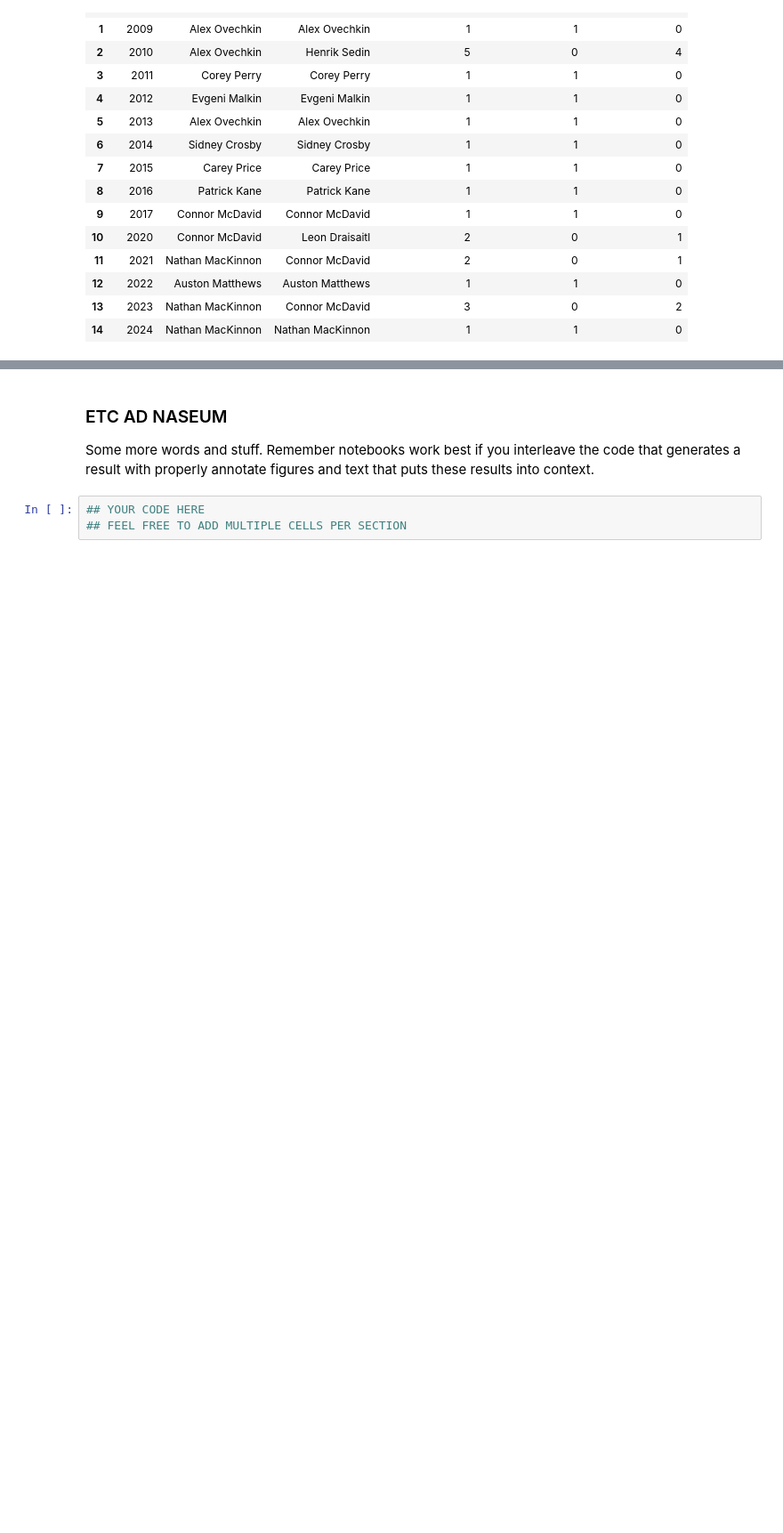
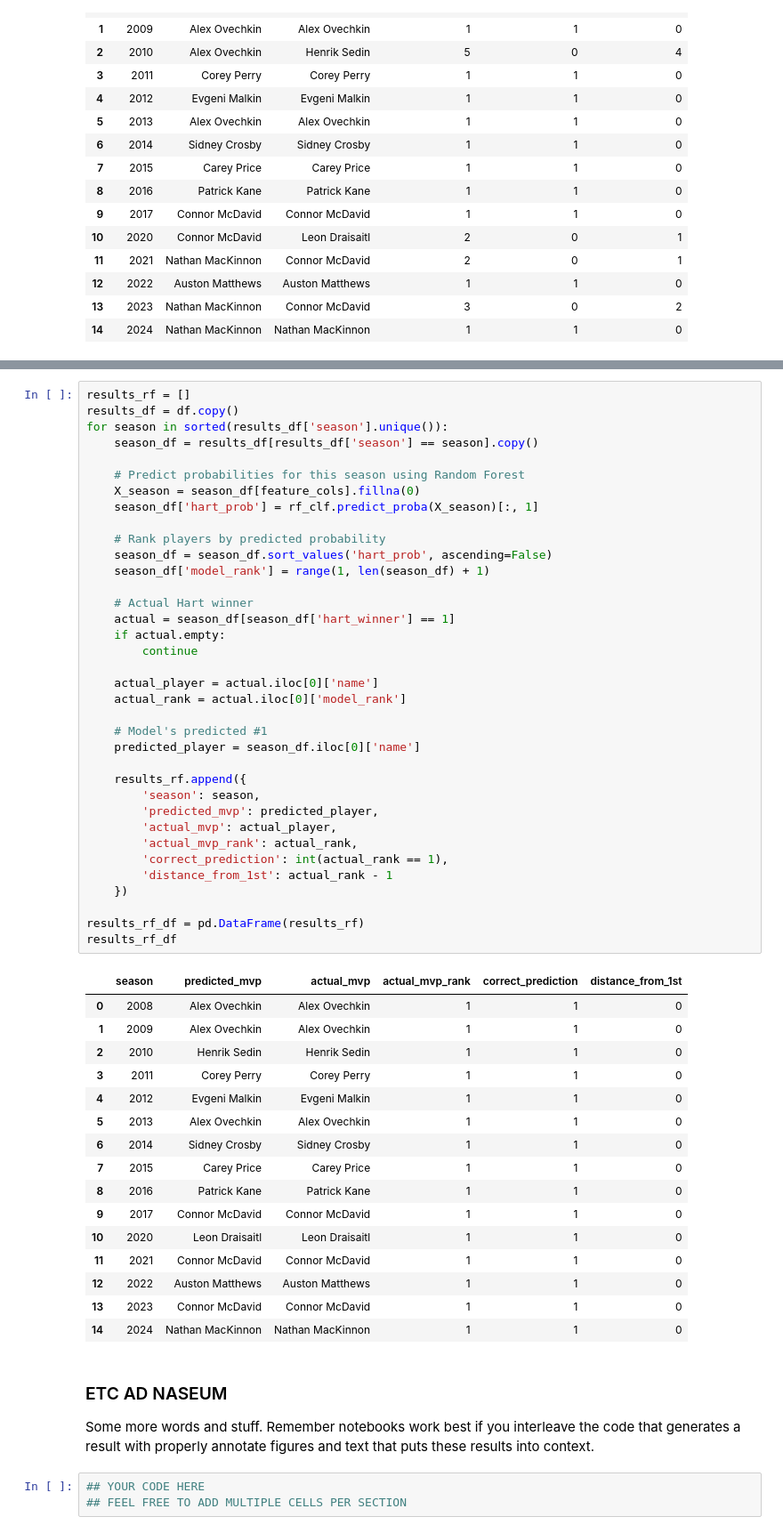
Before and after one commit to COGS108/Group118_WI26, a Jupyter notebook: 03-FinalProject.ipynb, the cells around one changed output, grey strips where cells are left out. Shown at 89% size. Cells and saved outputs as stored; diff of their text form; blank space fills up the shorter version.

```diff
--- a/03-FinalProject.ipynb
+++ b/03-FinalProject.ipynb
@@ -812,3 +857,56 @@ results_df
+# %%
+results_rf = []
+results_df = df.copy()
+for season in sorted(results_df['season'].unique()):
+    season_df = results_df[results_df['season'] == season].copy()
+
+    # Predict probabilities for this season using Random Forest
+    X_season = season_df[feature_cols].fillna(0)
+    season_df['hart_prob'] = rf_clf.predict_proba(X_season)[:, 1]
+
+    # Rank players by predicted probability
+    season_df = season_df.sort_values('hart_prob', ascending=False)
+    season_df['model_rank'] = range(1, len(season_df) + 1)
+
+    # Actual Hart winner
+    actual = season_df[season_df['hart_winner'] == 1]
+    if actual.empty:
+        continue
+
+    actual_player = actual.iloc[0]['name']
+    actual_rank = actual.iloc[0]['model_rank']
+
+    # Model's predicted #1
+    predicted_player = season_df.iloc[0]['name']
+
+    results_rf.append({
+        'season': season,
+        'predicted_mvp': predicted_player,
+        'actual_mvp': actual_player,
+        'actual_mvp_rank': actual_rank,
+        'correct_prediction': int(actual_rank == 1),
+        'distance_from_1st': actual_rank - 1
+    })
+
+results_rf_df = pd.DataFrame(results_rf)
+results_rf_df
+# %% [output]
+|  | season | predicted_mvp | actual_mvp | actual_mvp_rank | correct_prediction | distance_from_1st |
+| 0 | 2008 | Alex Ovechkin | Alex Ovechkin | 1 | 1 | 0 |
+| 1 | 2009 | Alex Ovechkin | Alex Ovechkin | 1 | 1 | 0 |
+| 2 | 2010 | Henrik Sedin | Henrik Sedin | 1 | 1 | 0 |
+| 3 | 2011 | Corey Perry | Corey Perry | 1 | 1 | 0 |
+| 4 | 2012 | Evgeni Malkin | Evgeni Malkin | 1 | 1 | 0 |
+| 5 | 2013 | Alex Ovechkin | Alex Ovechkin | 1 | 1 | 0 |
+| 6 | 2014 | Sidney Crosby | Sidney Crosby | 1 | 1 | 0 |
+| 7 | 2015 | Carey Price | Carey Price | 1 | 1 | 0 |
+| 8 | 2016 | Patrick Kane | Patrick Kane | 1 | 1 | 0 |
+| 9 | 2017 | Connor McDavid | Connor McDavid | 1 | 1 | 0 |
+| 10 | 2020 | Leon Draisaitl | Leon Draisaitl | 1 | 1 | 0 |
+| 11 | 2021 | Connor McDavid | Connor McDavid | 1 | 1 | 0 |
+| 12 | 2022 | Auston Matthews | Auston Matthews | 1 | 1 | 0 |
+| 13 | 2023 | Connor McDavid | Connor McDavid | 1 | 1 | 0 |
+| 14 | 2024 | Nathan MacKinnon | Nathan MacKinnon | 1 | 1 | 0 |
 # %% [markdown]
 ### ETC AD NASEUM
 
```
Also changed, not shown: parts of 2 cells of this notebook.
